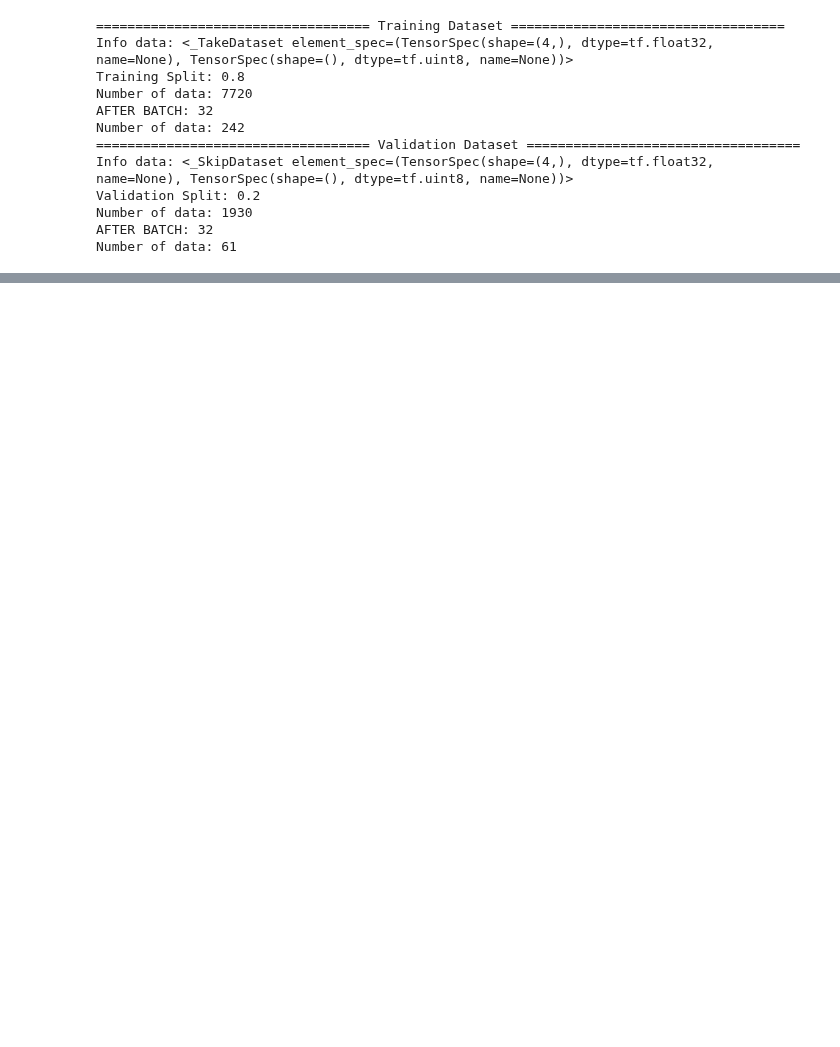
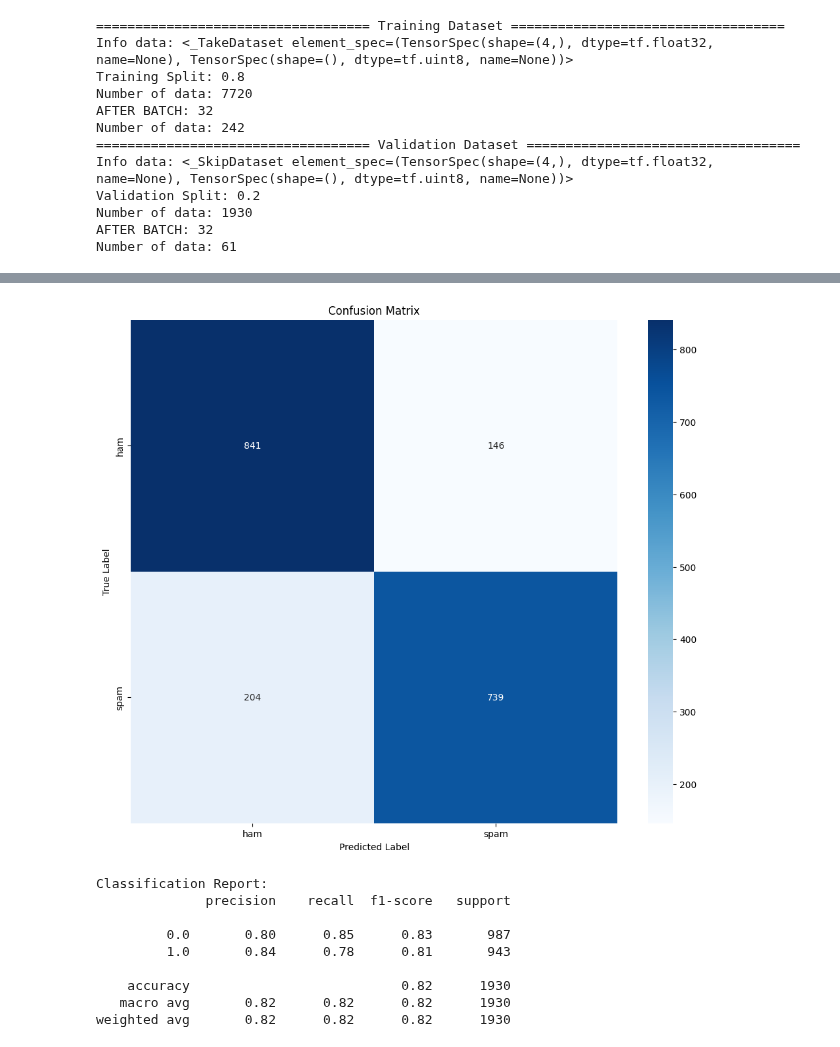
Before and after one commit to AnggaDS01/Python, a Jupyter notebook: Machine-Learning/Documentations/Natural-Language-Processing/Essential-of-NLP/3. text-normalization.ipynb, the cells around one changed output, grey strips where cells are left out. Cells and saved outputs as stored; diff of their text form; code cells hidden in the pictures; blank space fills up the shorter version.

```diff
--- a/Machine-Learning/Documentations/Natural-Language-Processing/Essential-of-NLP/3. text-normalization.ipynb
+++ b/Machine-Learning/Documentations/Natural-Language-Processing/Essential-of-NLP/3. text-normalization.ipynb
@@ -825,0 +1048,2 @@ Epoch 20/20
+# %%
+en_sw = sw.stopwords(langs='en')
@@ -825,0 +1099,18 @@ Epoch 20/20
+# %%
+X = df_copy.drop(columns=['label', 'message'])
+y = df_copy['label']
+
+smote = SMOTE(random_state=42)
+X_resampled, y_resampled = smote.fit_resample(X, y)
+
+SMSSpamCollection_tf_data = tf.data.Dataset.from_tensor_slices((X_resampled, y_resampled))
+
+SMSSpamCollection_tf_data_scaled = SMSSpamCollection_tf_data.map(
+    map_func=lambda features, label: minmax_scaling_tf(features, label, feature_range=(0, 1)),
+    num_parallel_calls=tf.data.AUTOTUNE
+)
+SMSSpamCollection_tf_data_cached = SMSSpamCollection_tf_data_scaled.cache()
+
+splitter = DatasetSplitter(batch_size=32, train_split=0.8)
+
+SMSSpamCollection_tf_data_train, SMSSpamCollection_tf_data_valid = splitter.split_and_prepare(SMSSpamCollection_tf_data_cached)
@@ -825,0 +1130,14 @@ Epoch 20/20
+# %%
+INPUT_SHAPE = (6,)
+NUM_LABEL = 1
+LOSS = tf.keras.losses.BinaryCrossentropy()
+OPTIMIZER = tf.keras.optimizers.Adam(learning_rate=0.001)
+METRICS = ['accuracy']
+
+model = make_model(INPUT_SHAPE, NUM_LABEL)
+model.compile(
+    loss=LOSS,
+    optimizer=OPTIMIZER,
+    metrics=METRICS
+)
+model.summary()
@@ -825,0 +1158,6 @@ Epoch 20/20
+# %%
+history = model.fit(
+    SMSSpamCollection_tf_data_train,
+    validation_data=SMSSpamCollection_tf_data_valid,
+    epochs=30,
+)
@@ -825,0 +1182,13 @@ Epoch 20/20
+# %%
+evaluate_model(model, SMSSpamCollection_tf_data_valid, lb.classes_)
+# %% [output]
+[figure, added]
+Classification Report:
+              precision    recall  f1-score   support
+
+         0.0       0.80      0.85      0.83       987
+         1.0       0.84      0.78      0.81       943
+
+    accuracy                           0.82      1930
+   macro avg       0.82      0.82      0.82      1930
+weighted avg       0.82      0.82      0.82      1930
```
Also changed, not shown: parts of 39 cells of this notebook, 3 other files.
